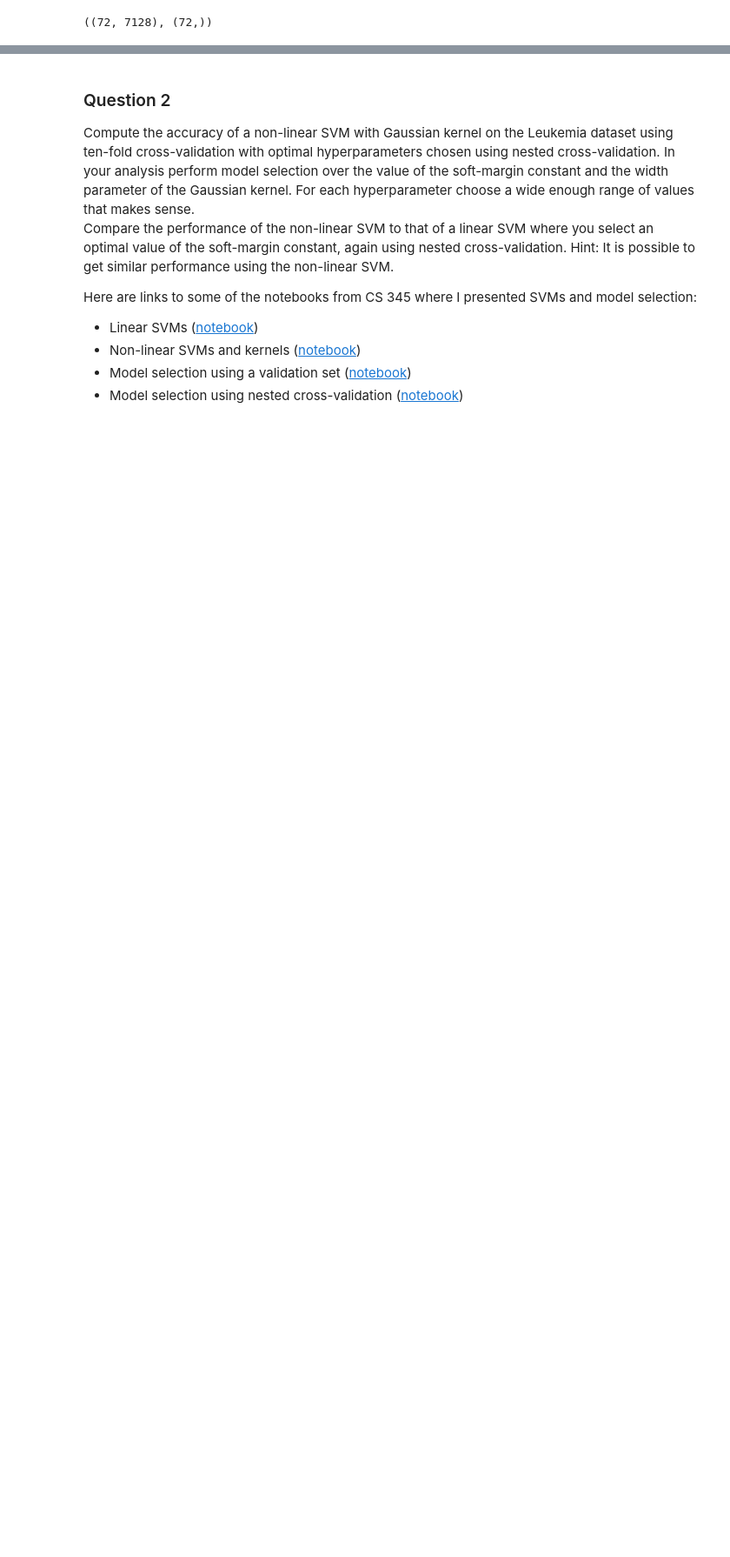
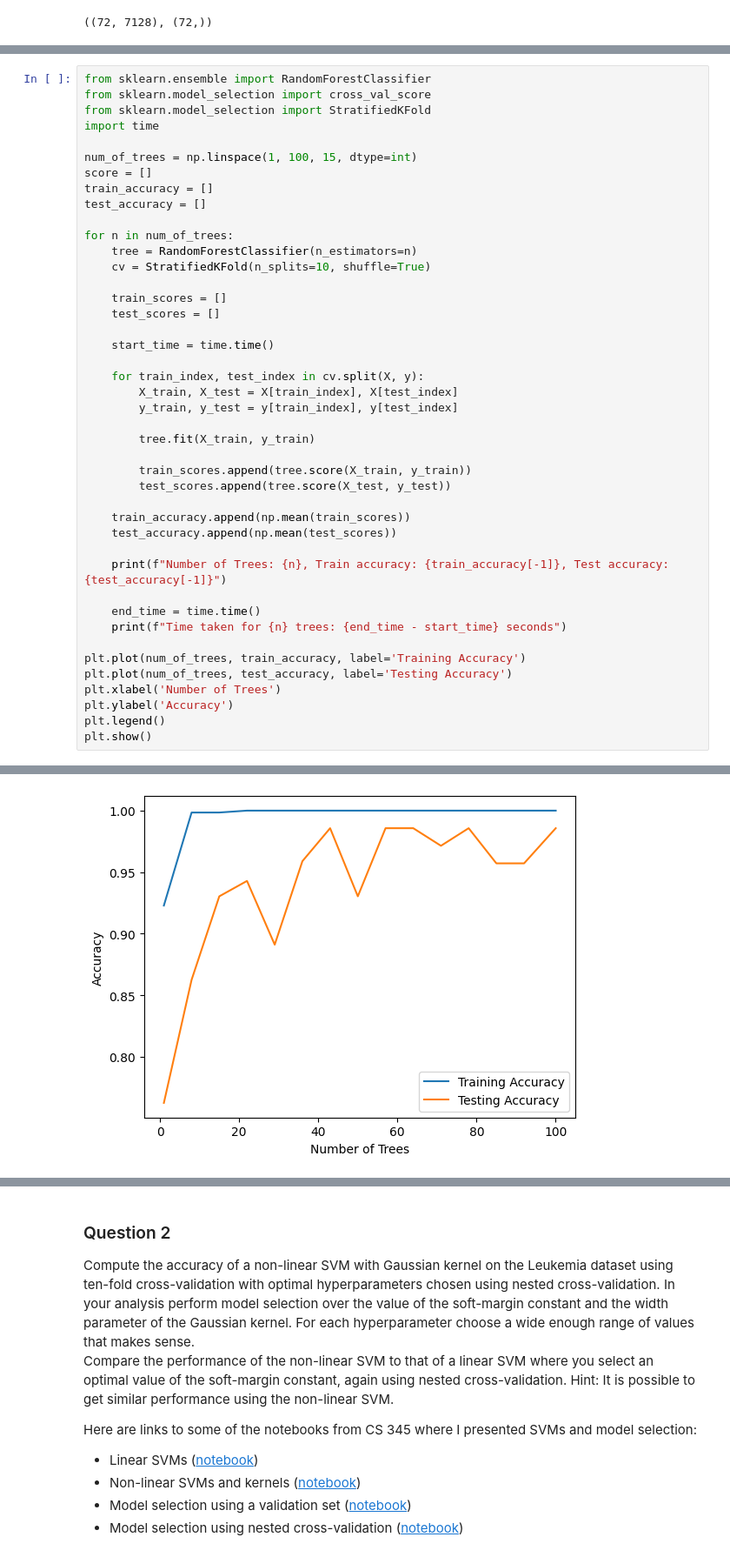
Before and after one commit to Formanj-0/CS525-Bioinformatics, a Jupyter notebook: exercise0_ml_review.ipynb, the cells around one changed output, grey strips where cells are left out. Shown: that part at 87% size. Cells and saved outputs as stored; diff of their text form; blank space fills up the shorter version.

```diff
--- a/exercise0_ml_review.ipynb
+++ b/exercise0_ml_review.ipynb
@@ -63,0 +62,44 @@ X.shape,y.shape
+# %%
+from sklearn.ensemble import RandomForestClassifier
+from sklearn.model_selection import cross_val_score
+from sklearn.model_selection import StratifiedKFold
+import time
+
+num_of_trees = np.linspace(1, 100, 15, dtype=int)
+score = []
+train_accuracy = []
+test_accuracy = []
+
+for n in num_of_trees:
+    tree = RandomForestClassifier(n_estimators=n)
+    cv = StratifiedKFold(n_splits=10, shuffle=True)
+
+    train_scores = []
+    test_scores = []
+
+    start_time = time.time()
+
+    for train_index, test_index in cv.split(X, y):
+        X_train, X_test = X[train_index], X[test_index]
+        y_train, y_test = y[train_index], y[test_index]
+
+        tree.fit(X_train, y_train)
+
+        train_scores.append(tree.score(X_train, y_train))
+        test_scores.append(tree.score(X_test, y_test))
+
+    train_accuracy.append(np.mean(train_scores))
+    test_accuracy.append(np.mean(test_scores))
+
+    print(f"Number of Trees: {n}, Train accuracy: {train_accuracy[-1]}, Test accuracy: {test_accuracy[-1]}")
+
+    end_time = time.time()
+    print(f"Time taken for {n} trees: {end_time - start_time} seconds")
+
+plt.plot(num_of_trees, train_accuracy, label='Training Accuracy')
+plt.plot(num_of_trees, test_accuracy, label='Testing Accuracy')
+plt.xlabel('Number of Trees')
+plt.ylabel('Accuracy')
+plt.legend()
+plt.show()
+# %% [output]
@@ -63,0 +123 @@ X.shape,y.shape
+[figure, added]
```
Also changed, not shown: parts of 16 cells of this notebook.
